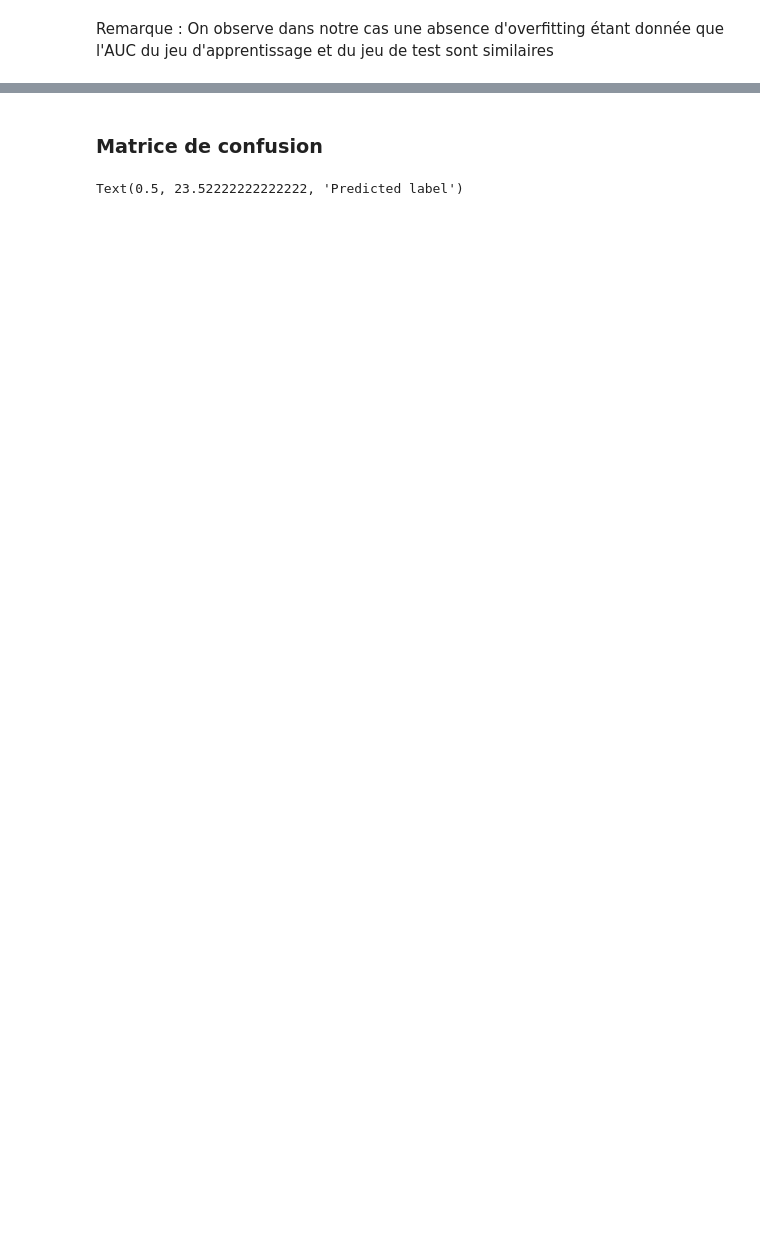
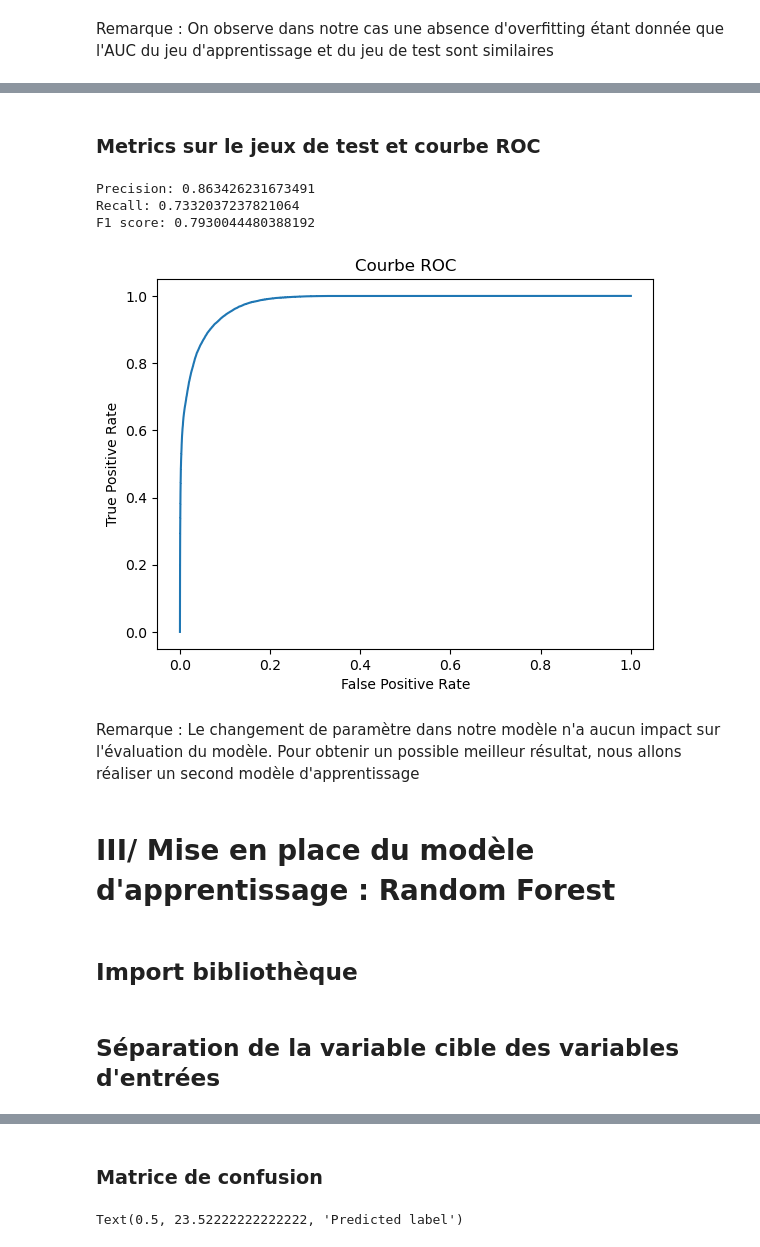
Before and after one commit to KhalilMazouz/ProjetMachineLearning, a Jupyter notebook: Projet_ML.ipynb, the cells around one changed output, grey strips where cells are left out. Drawn from its saved outputs; the diff is of its cells as text; code cells hidden in the pictures; blank space fills up the shorter version.

```diff
--- a/Projet_ML.ipynb
+++ b/Projet_ML.ipynb
@@ -440,0 +474,33 @@ Remarque : On observe dans notre cas une absence d'overfitting étant donnée qu
+# %% [markdown]
+### Metrics sur le jeux de test et courbe ROC
+# %%
+# Faire des prédictions sur les données de test
+y_pred = clf.predict(X_test)
+
+# Calculer les scores d'évaluation
+precision = precision_score(y_test, y_pred,pos_label='1')
+recall = recall_score(y_test, y_pred,pos_label='1')
+f1 = f1_score(y_test, y_pred,pos_label='1')
+fpr, tpr, thresholds = roc_curve(y_test, clf.predict_proba(X_test)[:,1],pos_label='1')
+
+print("Precision:", precision)
+print("Recall:", recall)
+print("F1 score:", f1)
+
+# Afficher la courbe ROC
+plt.plot(fpr, tpr)
+plt.title('Courbe ROC')
+plt.xlabel('False Positive Rate')
+plt.ylabel('True Positive Rate')
+plt.show()
+# %% [output]
+Precision: 0.863426231673491
+Recall: 0.7332037237821064
+F1 score: 0.7930044480388192
+[figure, added]
+# %% [markdown]
+Remarque : Le changement de paramètre dans notre modèle n'a aucun impact sur l'évaluation du modèle. Pour obtenir un possible meilleur résultat, nous allons réaliser un second modèle d'apprentissage
+# %% [markdown]
+# III/ Mise en place du modèle d'apprentissage : Random Forest
+# %% [markdown]
+## Import bibliothèque
@@ -440,0 +511,2 @@ Remarque : On observe dans notre cas une absence d'overfitting étant donnée qu
+# %% [markdown]
+## Séparation de la variable cible des variables d'entrées
```
Also changed, not shown: parts of 30 cells of this notebook.
